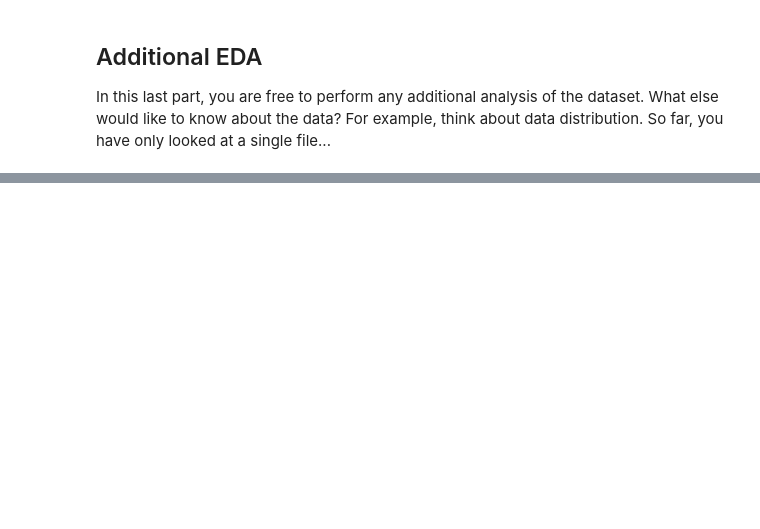
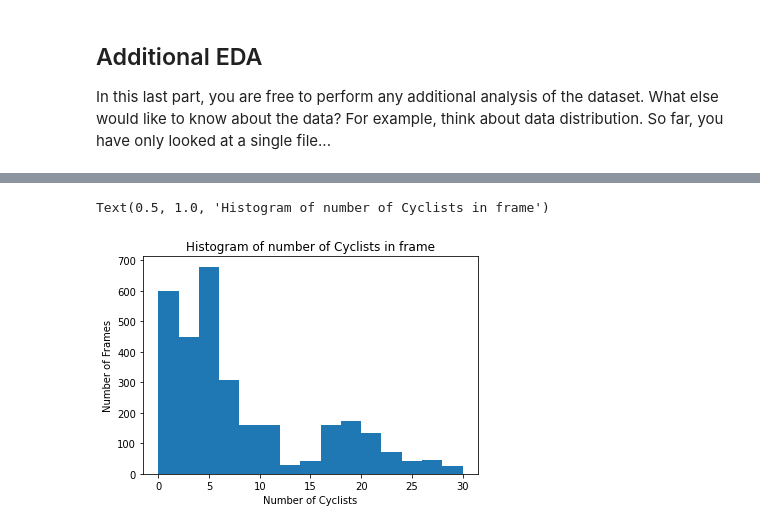
Before and after one commit to jayp55243/Udacity-C1-Object-Detection-in-an-Urban-Environment, a Jupyter notebook: Exploratory Data Analysis.ipynb, the cells around one changed output, grey strips where cells are left out. Cells and saved outputs as stored; diff of their text form; code cells hidden in the pictures; blank space fills up the shorter version.

```diff
--- a/Exploratory Data Analysis.ipynb
+++ b/Exploratory Data Analysis.ipynb
@@ -35,0 +128,13 @@ For example, think about data distribution. So far, you have only looked at a si
+# %%
+#Min and max number of cyclists in frame
+min_cycl_in_frame = min(labels_frame_count[4])
+max_cycl_in_frame = max(labels_frame_count[4])
+
+#Histogram for number of cyclists in frame
+n, bins, patches = plt.hist(labels_frame_count[4], bins = range(min_cycl_in_frame, max_cycl_in_frame, 2))
+plt.xlabel('Number of Cyclists')
+plt.ylabel('Number of Frames')
+plt.title('Histogram of number of Cyclists in frame')
+# %% [output]
+Text(0.5, 1.0, 'Histogram of number of Cyclists in frame')
+[figure, added]
```
Also changed, not shown: parts of 12 cells of this notebook.
